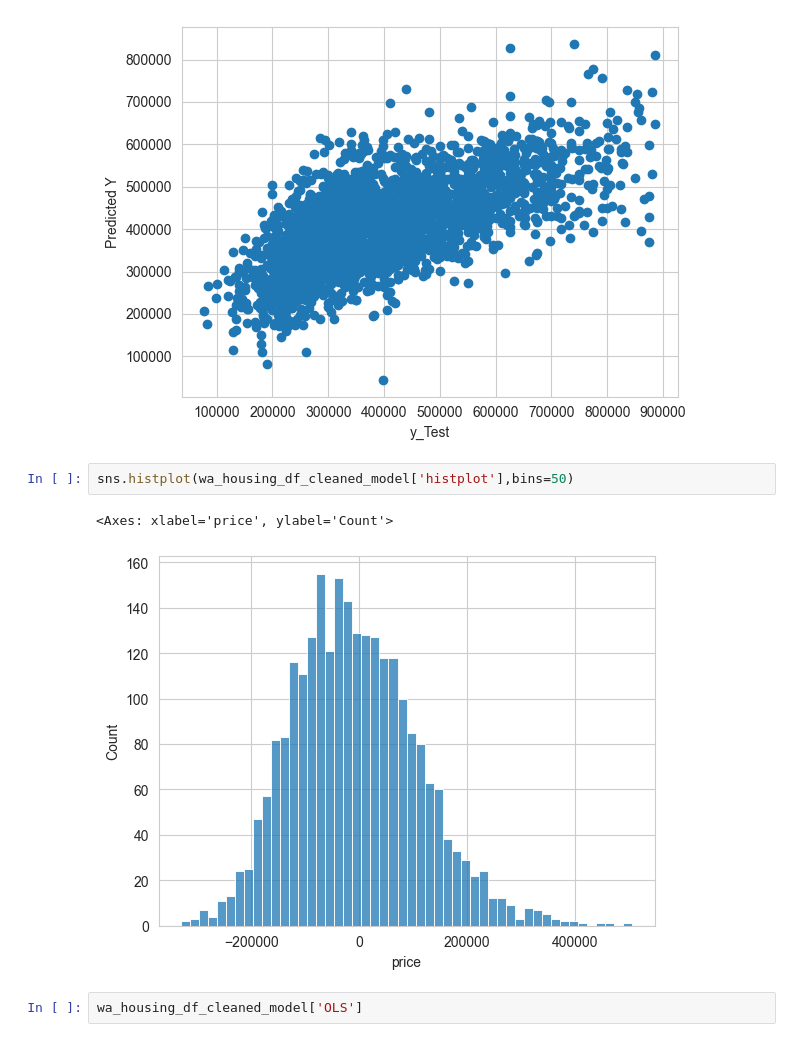
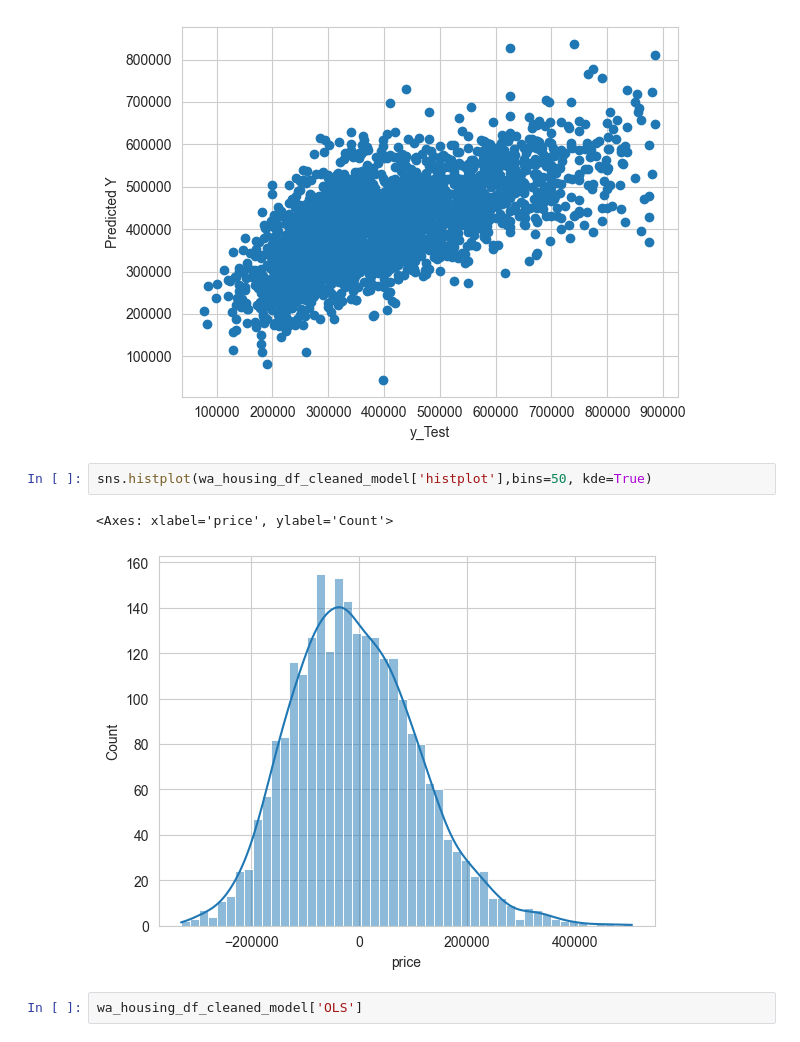
Before and after one commit to Takosaga/spring_24, a Jupyter notebook: data_mining/lab3/lab3.ipynb, the cells around one changed output. Drawn from its saved outputs; the diff is of its cells as text.

```diff
--- a/data_mining/lab3/lab3.ipynb
+++ b/data_mining/lab3/lab3.ipynb
@@ -746,10 +746,10 @@ plt.ylabel('Predicted Y')
 Text(0, 0.5, 'Predicted Y')
 [figure]
 # %%
-sns.histplot(wa_housing_df_cleaned_model['histplot'],bins=50)
+sns.histplot(wa_housing_df_cleaned_model['histplot'],bins=50, kde=True)
 # %% [output]
 <Axes: xlabel='price', ylabel='Count'>
-[figure, old version]
+[figure, new version]
 # %%
 wa_housing_df_cleaned_model['OLS']
 # %% [output]
```
Also changed, not shown: parts of 22 cells of this notebook.
